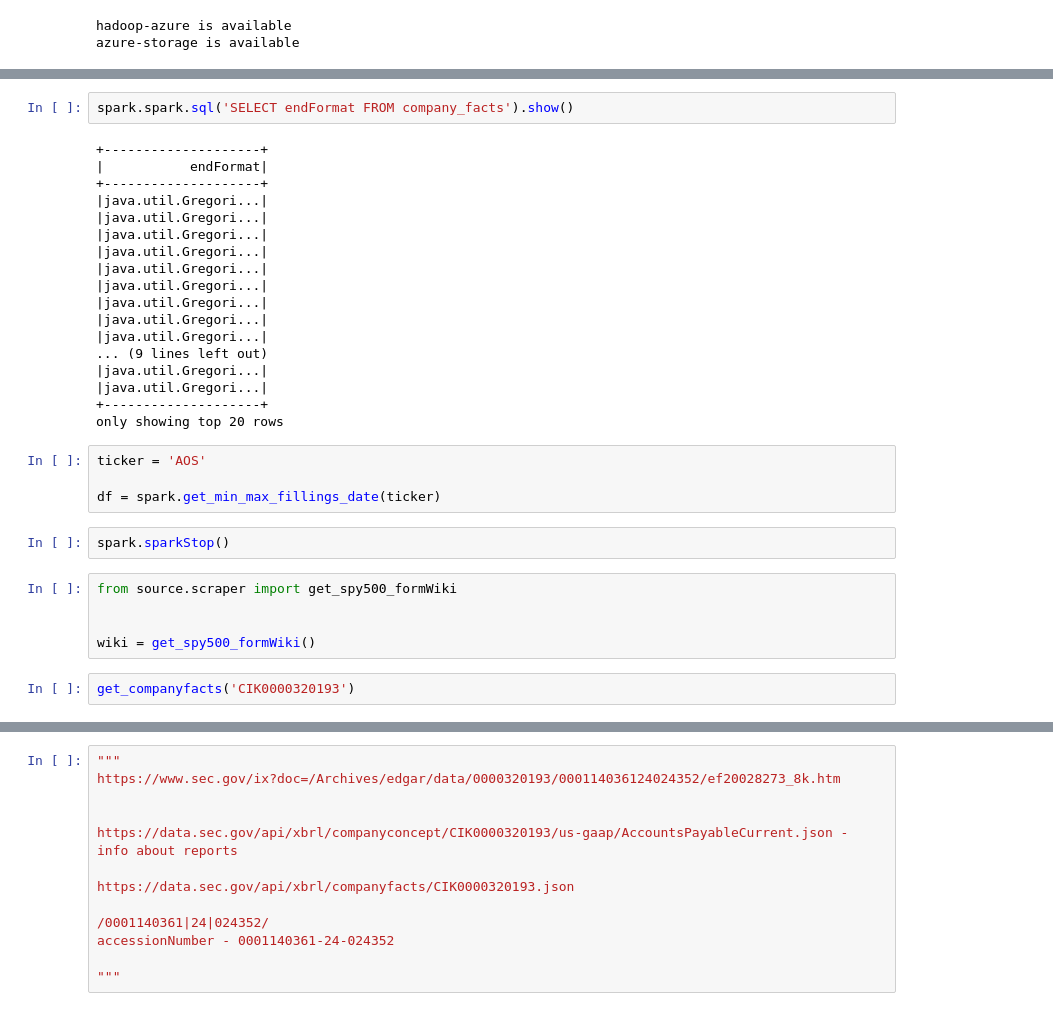
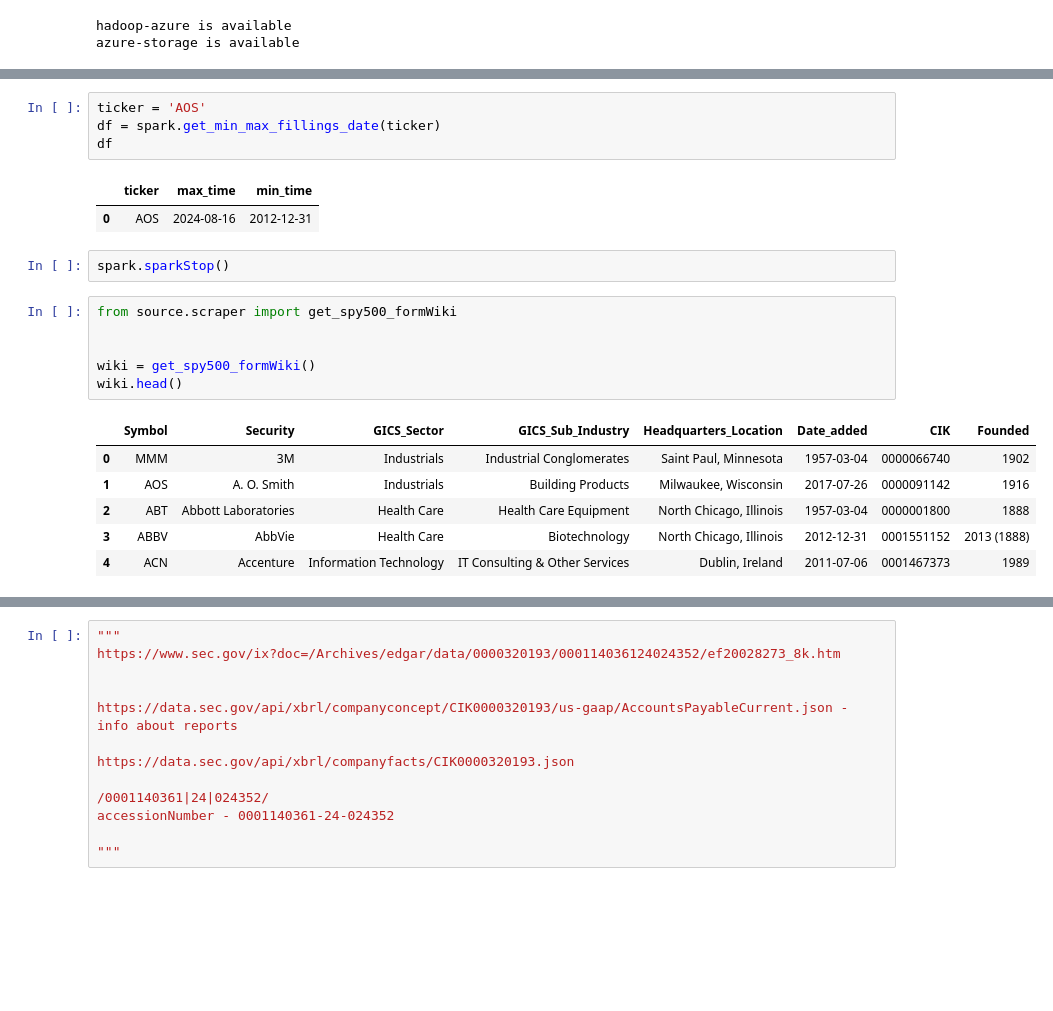
Before and after one commit to prosowiec/DeltaStock, a Jupyter notebook: notebooks/methods.ipynb, the cells around one changed output, grey strips where cells are left out. Cells and saved outputs as stored; diff of their text form; blank space fills up the shorter version.

```diff
--- a/notebooks/methods.ipynb
+++ b/notebooks/methods.ipynb
@@ -191,36 +176,25 @@ pydf.show()
 |InterestAndOtherI...|Interest and Othe...|The amount of int...|2020-09-30| 5000000.0|0000066740-21-000013|2021.0| Q3|10-Q|2021-10-26| CY2020Q3|java.util.Gregori...|2020-07-01|java.util.Gregori...|    ...
 +--------------------+--------------------+--------------------+----------+----------+--------------------+------+---+----+----------+---------+--------------------+----------+--------------------+--- ...
 only showing top 20 rows
-# %%
-spark.spark.sql('SELECT endFormat FROM company_facts').show()
-# %% [output]
-+--------------------+
-|           endFormat|
-+--------------------+
-|java.util.Gregori...|
-|java.util.Gregori...|
-|java.util.Gregori...|
-|java.util.Gregori...|
-|java.util.Gregori...|
-|java.util.Gregori...|
-|java.util.Gregori...|
-|java.util.Gregori...|
-|java.util.Gregori...|
-... (9 lines left out)
-|java.util.Gregori...|
-|java.util.Gregori...|
-+--------------------+
-only showing top 20 rows
 # %%
 ticker = 'AOS'
-
 df = spark.get_min_max_fillings_date(ticker)
+df
+# %% [output]
+|  | ticker | max_time | min_time |
+| 0 | AOS | 2024-08-16 | 2012-12-31 |
 # %%
 spark.sparkStop()
 # %%
 from source.scraper import get_spy500_formWiki
 
 
 wiki = get_spy500_formWiki()
+wiki.head()
+# %% [output]
+|  | Symbol | Security | GICS_Sector | GICS_Sub_Industry | Headquarters_Location | Date_added | CIK | Founded |
+| 0 | MMM | 3M | Industrials | Industrial Conglomerates | Saint Paul, Minnesota | 1957-03-04 | 0000066740 | 1902 |
+| 1 | AOS | A. O. Smith | Industrials | Building Products | Milwaukee, Wisconsin | 2017-07-26 | 0000091142 | 1916 |
+| 2 | ABT | Abbott Laboratories | Health Care | Health Care Equipment | North Chicago, Illinois | 1957-03-04 | 0000001800 | 1888 |
+| 3 | ABBV | AbbVie | Health Care | Biotechnology | North Chicago, Illinois | 2012-12-31 | 0001551152 | 2013 (1888) |
+| 4 | ACN | Accenture | Information Technology | IT Consulting & Other Services | Dublin, Ireland | 2011-07-06 | 0001467373 | 1989 |
-# %%
-get_companyfacts('CIK0000320193')
```
Also changed, not shown: parts of 21 cells of this notebook, 11 other files.
